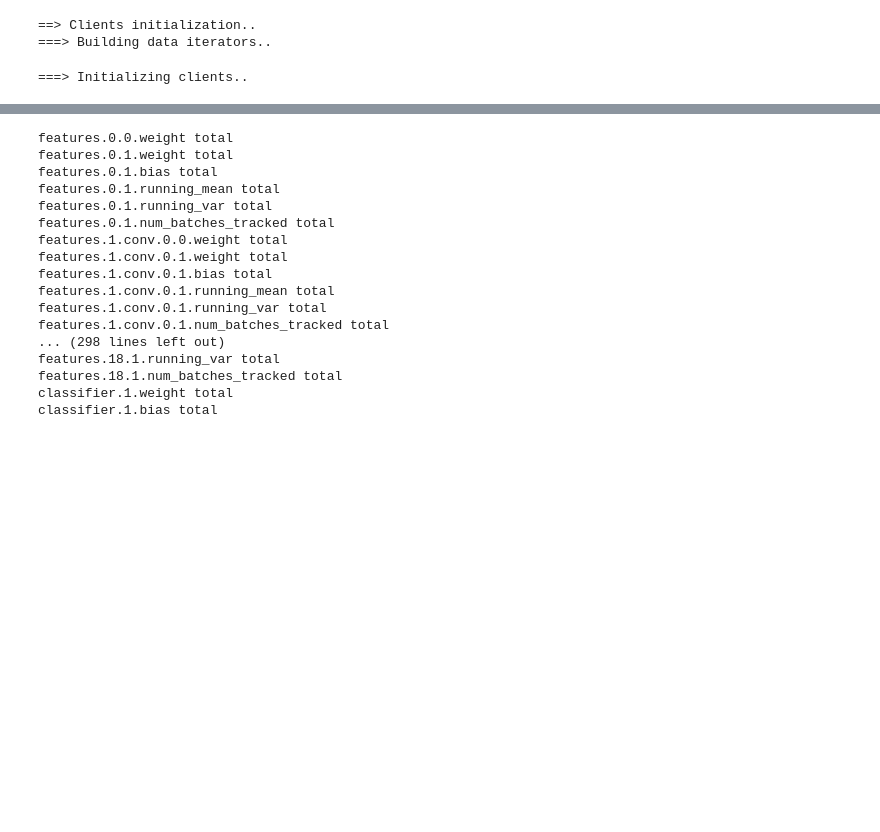
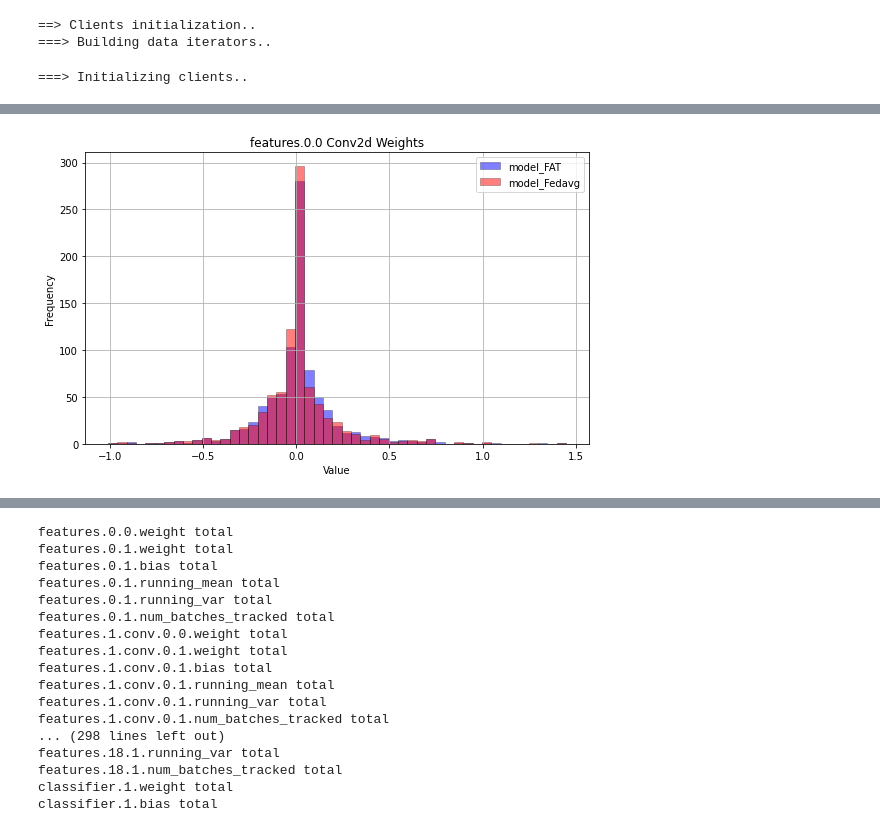
Before and after one commit to tj-kim/fedatk_unl_tj, a Jupyter notebook: notebooks/aru_attack_fix.ipynb, the cells around one changed output, grey strips where cells are left out. Cells and saved outputs as stored; diff of their text form; code cells hidden in the pictures; blank space fills up the shorter version.

```diff
--- a/notebooks/aru_attack_fix.ipynb
+++ b/notebooks/aru_attack_fix.ipynb
@@ -80,0 +233,97 @@ weight_scale_2 = 1
+# %%
+# Plot convolution layers difference
+# Toggle options for which models to plot
+show_FAT = True
+show_Fedavg = True
+show_Overfit = False
+
+def get_submodule_by_name(model, name):
+    submodule = model
+    for part in name.split('.'):
+        submodule = getattr(submodule, part)
+    return submodule
+
+# Iterate through convolutional layers in model_FAT
+for name, module in model_FAT.named_modules():
+    if isinstance(module, torch.nn.Conv2d):
+        # Extract parameters for model_FAT
+        conv_weights_FAT = module.weight.data.cpu().numpy().flatten()
+        conv_biases_FAT = module.bias.data.cpu().numpy().flatten() if module.bias is not None else None
+
+        # Extract parameters for model_Fedavg
+        module_Fedavg = get_submodule_by_name(model_Fedavg, name)
+        conv_weights_Fedavg = module_Fedavg.weight.data.cpu().numpy().flatten()
+        conv_biases_Fedavg = module_Fedavg.bias.data.cpu().numpy().flatten() if module_Fedavg.bias is not None else None
+
+        # Extract parameters for model_overfit
+        module_overfit = get_submodule_by_name(model_overfit, name)
+        conv_weights_overfit = module_overfit.weight.data.cpu().numpy().flatten()
+        conv_biases_overfit = module_overfit.bias.data.cpu().numpy().flatten() if module_overfit.bias is not None else None
+
+        # Compute common bin edges for weights and biases
+        weights_min = min(np.min(conv_weights_FAT), np.min(conv_weights_Fedavg), np.min(conv_weights_overfit))
+        weights_max = max(np.max(conv_weights_FAT), np.max(conv_weights_Fedavg), np.max(conv_weights_overfit))
+        bins_weights = np.linspace(weights_min, weights_max, 50)
+
+        if conv_biases_FAT is not None:  # Only compute bins for biases if they exist
+            biases_min = min(np.min(conv_biases_FAT), np.min(conv_biases_Fedavg), np.min(conv_biases_overfit))
+            biases_max = max(np.max(conv_biases_FAT), np.max(conv_biases_Fedavg), np.max(conv_biases_overfit))
+            bins_biases = np.linspace(biases_min, biases_max, 50)
+
+        # Plot histograms for weights
+        plt.figure(figsize=(15, 5))
+        plt.subplot(1, 2, 1)
+        if show_FAT:
+            plt.hist(conv_weights_FAT, bins=bins_weights, color='blue', alpha=0.5, label='model_FAT', edgecolor='black', linewidth=0.5)
+        if show_Fedavg:
+            plt.hist(conv_weights_Fedavg, bins=bins_weights, color='red', alpha=0.5, label='model_Fedavg', edgecolor='black', linewidth=0.5)
+        if show_Overfit:
+            plt.hist(conv_weights_overfit, bins=bins_weights, color='green', alpha=0.5, label='model_overfit', edgecolor='black', linewidth=0.5)
+        plt.title(f'{name} Conv2d Weights')
+        plt.xlabel('Value')
+        plt.ylabel('Frequency')
+        plt.legend()
+        plt.grid(True)
+
+        # Plot histograms for biases
+        if conv_biases_FAT is not None:
+            plt.subplot(1, 2, 2)
+            if show_FAT:
+                plt.hist(conv_biases_FAT, bins=bins_biases, color='blue', alpha=0.5, label='model_FAT', edgecolor='black', linewidth=0.5)
+            if show_Fedavg:
+                plt.hist(conv_biases_Fedavg, bins=bins_biases, color='red', alpha=0.5, label='model_Fedavg', edgecolor='black', linewidth=0.5)
+            if show_Overfit:
+                plt.hist(conv_biases_overfit, bins=bins_biases, color='green', alpha=0.5, label='model_overfit', edgecolor='black', linewidth=0.5)
+            plt.title(f'{name} Conv2d Biases')
+            plt.xlabel('Value')
+            plt.ylabel('Frequency')
+            plt.legend()
+            plt.grid(True)
+
+        plt.tight_layout()
+        plt.show()
+
+        # Compute L2 norms of differences for weights
+        weight_diff_norm_FAT_Fedavg = np.linalg.norm(conv_weights_FAT - conv_weights_Fedavg)
+        weight_diff_norm_FAT_Overfit = np.linalg.norm(conv_weights_FAT - conv_weights_overfit)
+        weight_diff_norm_Fedavg_Overfit = np.linalg.norm(conv_weights_Fedavg - conv_weights_overfit)
+
+        # Print weight differences and dimensions
+        print(f"{name} - L2 Norm of Weight Difference (FAT vs Fedavg): {weight_diff_norm_FAT_Fedavg:.6f}")
+        print(f"{name} - L2 Norm of Weight Difference (FAT vs Overfit): {weight_diff_norm_FAT_Overfit:.6f}")
+        print(f"{name} - L2 Norm of Weight Difference (Fedavg vs Overfit): {weight_diff_norm_Fedavg_Overfit:.6f}")
+        print(f"{name} - Weight Dimensions: {module.weight.data.size()}")
+
+        # Compute L2 norms of differences for biases if they exist
+        if conv_biases_FAT is not None:
+            bias_diff_norm_FAT_Fedavg = np.linalg.norm(conv_biases_FAT - conv_biases_Fedavg)
+            bias_diff_norm_FAT_Overfit = np.linalg.norm(conv_biases_FAT - conv_biases_overfit)
+            bias_diff_norm_Fedavg_Overfit = np.linalg.norm(conv_biases_Fedavg - conv_biases_overfit)
+
+            # Print bias differences and dimensions
+            print(f"{name} - L2 Norm of Bias Difference (FAT vs Fedavg): {bias_diff_norm_FAT_Fedavg:.6f}")
+            print(f"{name} - L2 Norm of Bias Difference (FAT vs Overfit): {bias_diff_norm_FAT_Overfit:.6f}")
+            print(f"{name} - L2 Norm of Bias Difference (Fedavg vs Overfit): {bias_diff_norm_Fedavg_Overfit:.6f}")
+            print(f"{name} - Bias Dimensions: {module.bias.data.size()}")
+# %% [output]
+[figure, added]
```
Also changed, not shown: parts of 10 cells of this notebook, 9 other files.
